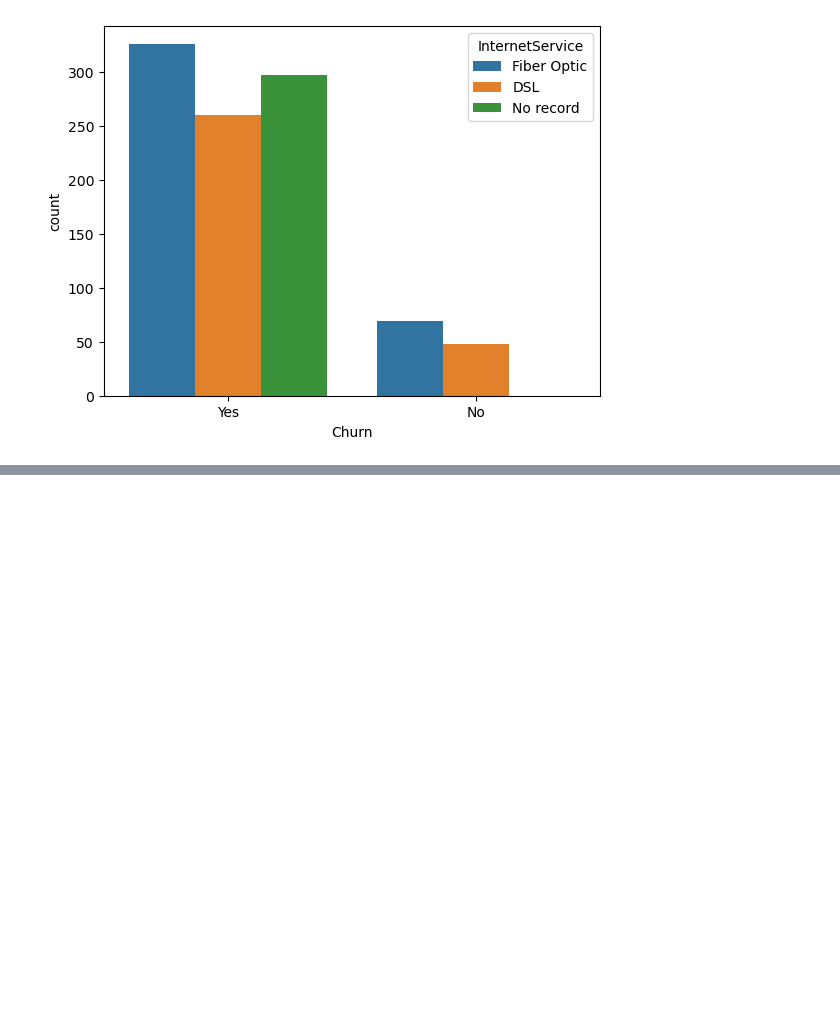
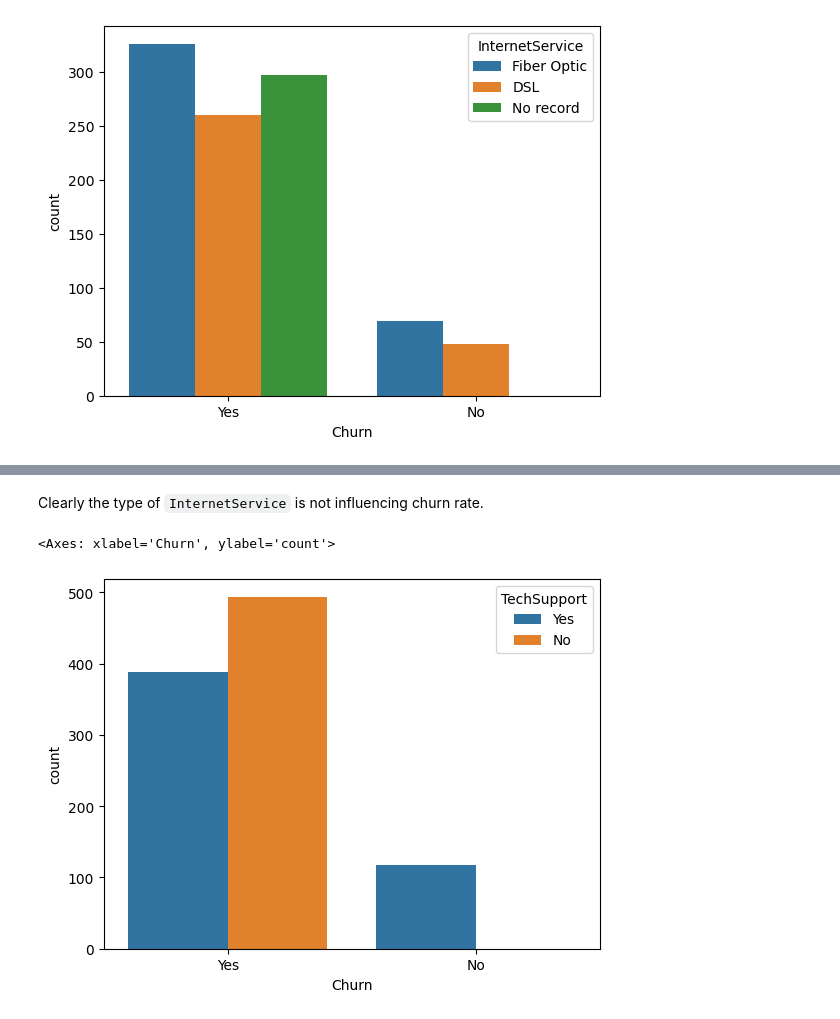
Before and after one commit to raogaurav17/Customer-Churn, a Jupyter notebook: dataExploration.ipynb, the cells around one changed output, grey strips where cells are left out. Saved outputs shown, nothing was run; the diff lists cells and outputs as text; code cells hidden in the pictures; blank space fills up the shorter version.

```diff
--- a/dataExploration.ipynb
+++ b/dataExploration.ipynb
@@ -165,0 +243,7 @@ sns.countplot(data=df, x='Churn', hue='InternetService')
+# %% [markdown]
+Clearly the type of `InternetService` is not influencing churn rate.
+# %%
+sns.countplot(data=df, x='Churn', hue='TechSupport')
+# %% [output]
+<Axes: xlabel='Churn', ylabel='count'>
+[figure, added]
```
Also changed, not shown: parts of 18 cells of this notebook.
